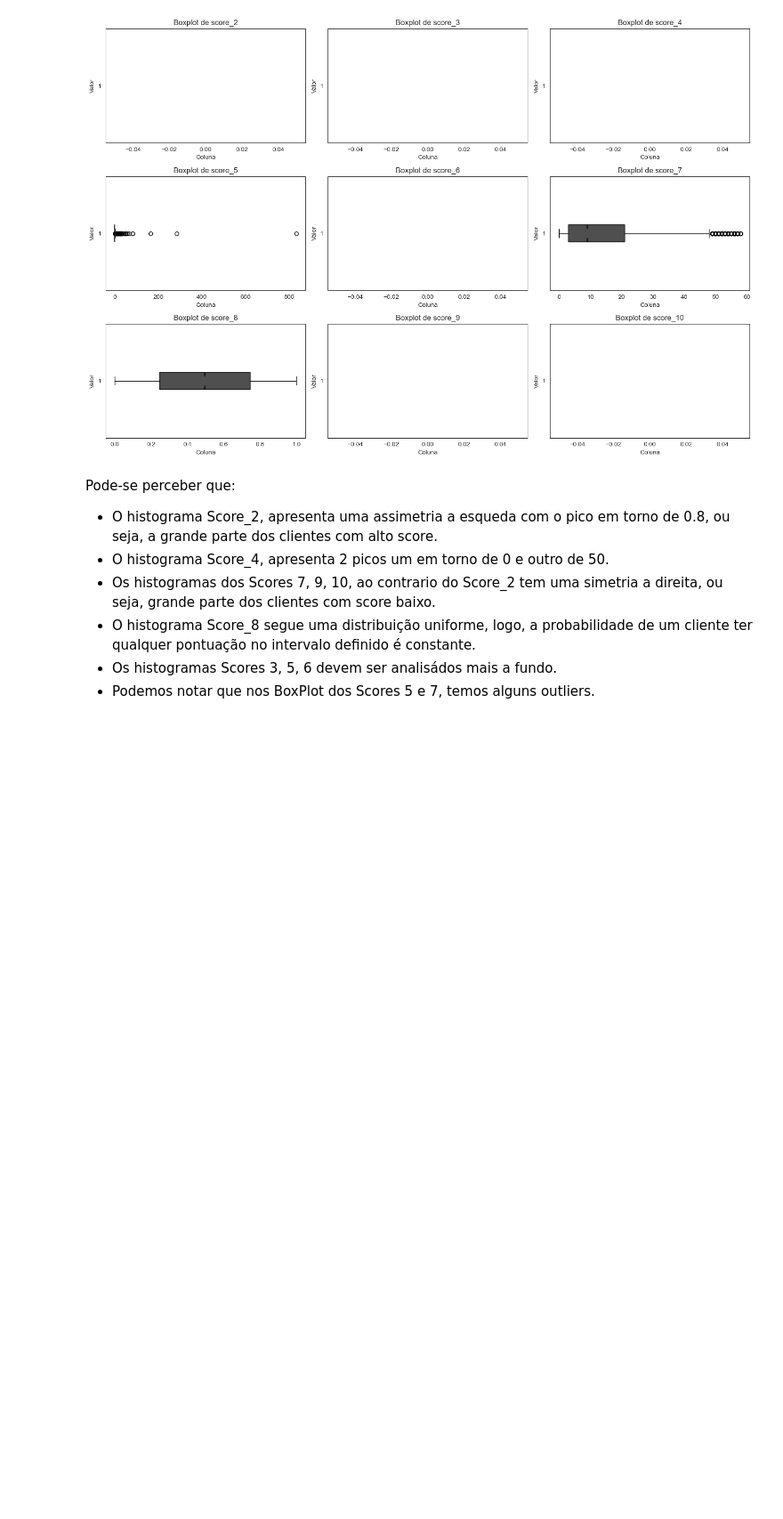
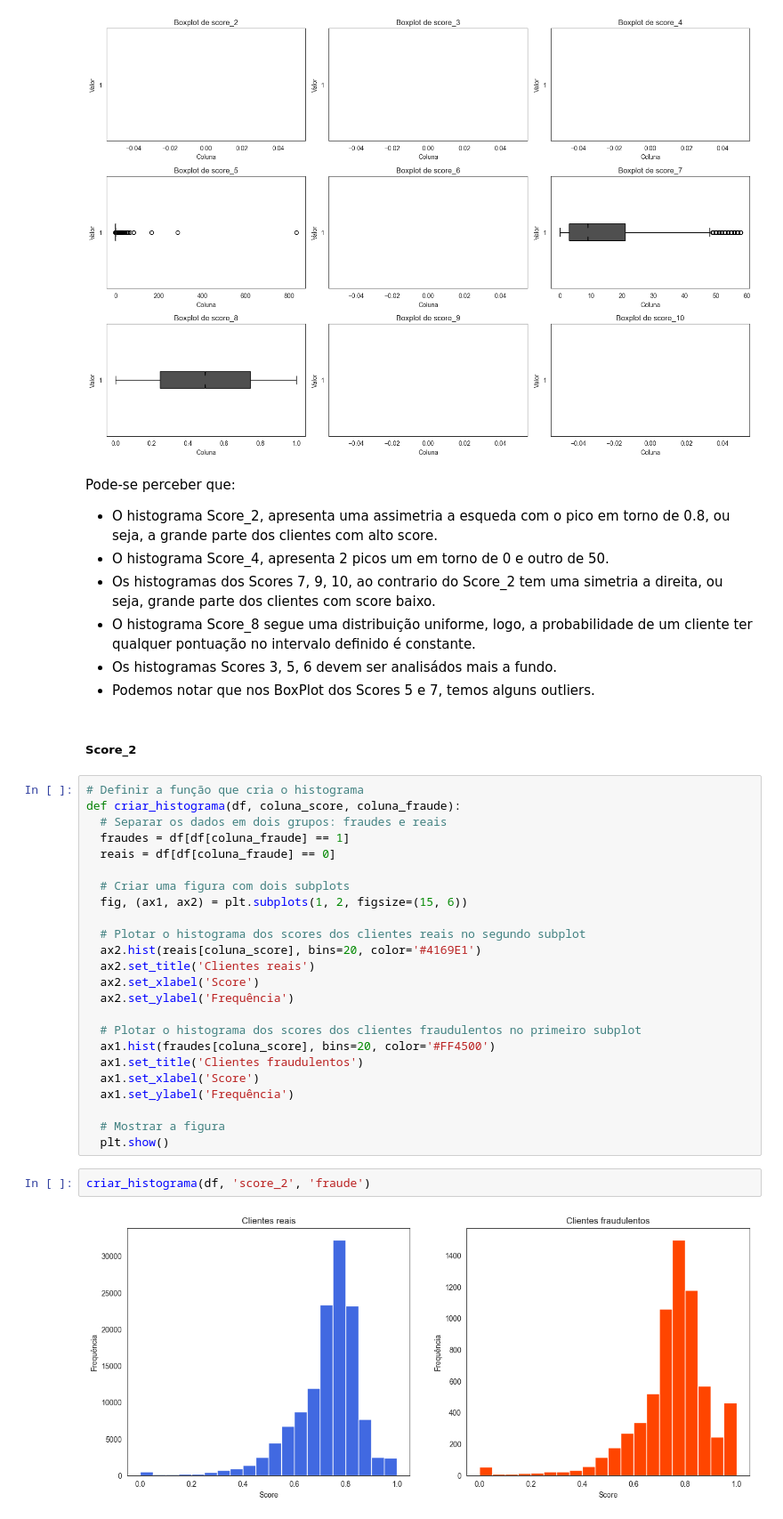
Before and after one commit to WiiniSilva/Fraude_Case, a Jupyter notebook: Fraude_Case.ipynb, the cells around one changed output. Shown: that part at 89% size. Cells and saved outputs as stored; diff of their text form; blank space fills up the shorter version.

Commit message:
1° commit, feita as analises univariadas até score_5

```diff
--- a/Fraude_Case.ipynb
+++ b/Fraude_Case.ipynb
@@ -321,3 +318,33 @@ Pode-se perceber que:
 * O histograma Score_8 segue uma distribuição uniforme, logo, a probabilidade de um cliente ter qualquer pontuação no intervalo definido é constante.
 * Os histogramas Scores 3, 5, 6 devem ser analisádos mais a fundo.
 * Podemos notar que nos BoxPlot dos Scores 5 e 7, temos alguns outliers.
+# %% [markdown]
+##### Score_2
+# %%
+# Definir a função que cria o histograma
+def criar_histograma(df, coluna_score, coluna_fraude):
+  # Separar os dados em dois grupos: fraudes e reais
+  fraudes = df[df[coluna_fraude] == 1]
+  reais = df[df[coluna_fraude] == 0]
+
+  # Criar uma figura com dois subplots
+  fig, (ax1, ax2) = plt.subplots(1, 2, figsize=(15, 6))
+
+  # Plotar o histograma dos scores dos clientes reais no segundo subplot
+  ax2.hist(reais[coluna_score], bins=20, color='#4169E1')
+  ax2.set_title('Clientes reais')
+  ax2.set_xlabel('Score')
+  ax2.set_ylabel('Frequência')
+
+  # Plotar o histograma dos scores dos clientes fraudulentos no primeiro subplot
+  ax1.hist(fraudes[coluna_score], bins=20, color='#FF4500')
+  ax1.set_title('Clientes fraudulentos')
+  ax1.set_xlabel('Score')
+  ax1.set_ylabel('Frequência')
+
+  # Mostrar a figura
+  plt.show()
+# %%
+criar_histograma(df, 'score_2', 'fraude')
+# %% [output]
+[figure, added]
```
Also changed, not shown: parts of 20 cells of this notebook.
